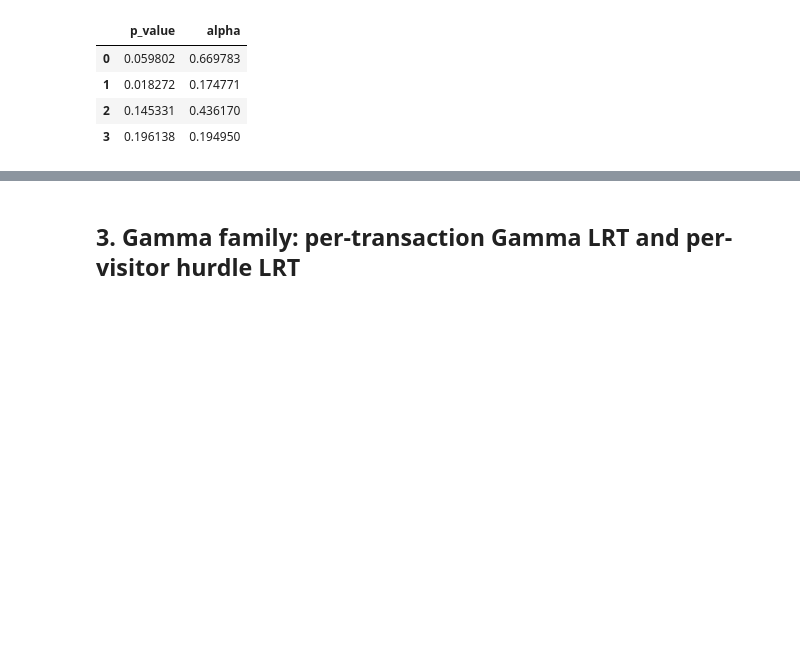
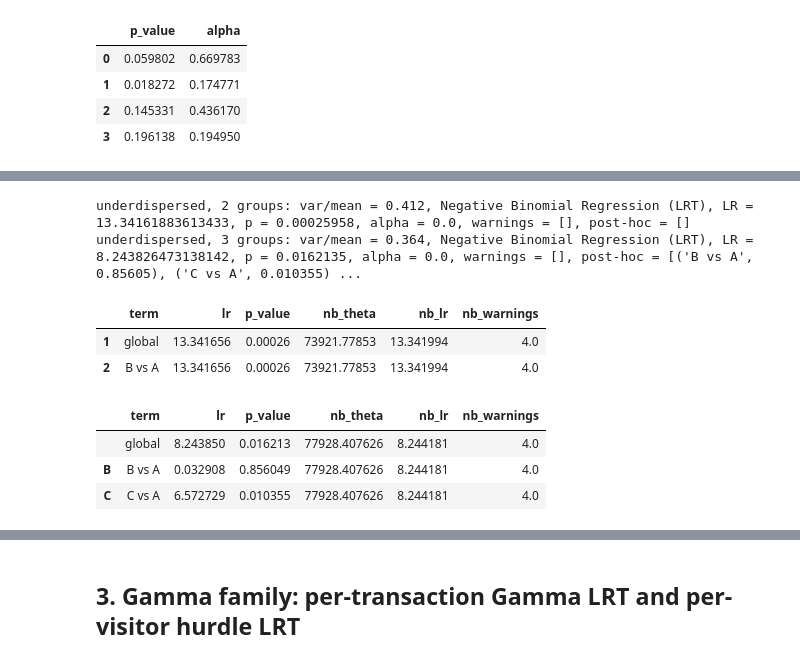
Before and after one commit to BasLinders/first-order-engine, a Jupyter notebook: r_validation/04_continuous_metrics.ipynb, the cells around one changed output, grey strips where cells are left out. Cells and saved outputs as stored; diff of their text form; code cells hidden in the pictures; blank space fills up the shorter version.

Commit message:
Fix NB LRT returning p = 1 on underdispersed counts (α at the Poisson boundary) (#24)
* fix underdispersion bug

* poisson distribution check fix

```diff
--- a/r_validation/04_continuous_metrics.ipynb
+++ b/r_validation/04_continuous_metrics.ipynb
@@ -351,0 +367,70 @@ for i, row in nb_py.iterrows():
+# %%
+import warnings
+from statsmodels.tools.sm_exceptions import HessianInversionWarning
+
+rng_ud = np.random.default_rng(2028)  # own stream: later sections keep their data
+ud_sets = {
+    "underdispersed, 2 groups": make_df({"A": 1 + rng_ud.poisson(0.5, 500),
+                                         "B": 1 + rng_ud.poisson(0.8, 500)}),
+    "underdispersed, 3 groups": make_df({"A": 1 + rng_ud.poisson(0.5, 500),
+                                         "B": 1 + rng_ud.poisson(0.5, 500),
+                                         "C": 1 + rng_ud.poisson(0.75, 500)}),
+}
+ud_py = {}
+for name, df in ud_sets.items():
+    with warnings.catch_warnings():  # the NaN-bse fit at the boundary is expected here
+        warnings.simplefilter("ignore", HessianInversionWarning)
+        res = engine.run_comparison_suite(df, ContinuousMetricConfig(
+            kpi="value", group_col="variant", approach=ContinuousApproach.HEURISTIC,
+            unit=AnalysisUnit.PER_TRANSACTION, control_label="A"))
+    ud_py[name] = res
+    print(f"{name}: var/mean = {df.value.var() / df.value.mean():.3f}, {res.test_name}, "
+          f"LR = {res.test_statistic}, p = {res.p_value:.6g}, alpha = {res.dispersion_alpha}, "
+          f"warnings = {res.warnings}, post-hoc = "
+          f"{[(p.comparison, round(p.p_value, 6)) for p in (res.posthoc_results or [])]}")
+# %% [output]
+underdispersed, 2 groups: var/mean = 0.412, Negative Binomial Regression (LRT), LR = 13.34161883613433, p = 0.00025958, alpha = 0.0, warnings = [], post-hoc = []
+underdispersed, 3 groups: var/mean = 0.364, Negative Binomial Regression (LRT), LR = 8.243826473138142, p = 0.0162135, alpha = 0.0, warnings = [], post-hoc = [('B vs A', 0.85605), ('C vs A', 0.010355) ...
+# %%
+%%R
+suppressPackageStartupMessages(library(MASS))
+
+poisson_lrt <- function(df) {
+  m0 <- glm(value ~ 1, family = poisson, data = df)
+  m1 <- glm(value ~ variant, family = poisson, data = df)
+  a <- anova(m0, m1, test = "LRT")
+  c(lr = a$Deviance[2], p_value = a[["Pr(>Chi)"]][2])
+}
+
+underdispersed_r <- function(df, control = "A") {
+  df$variant <- factor(df$variant)
+  g <- poisson_lrt(df)
+  # glm.nb, for the record: it warns ("iteration limit reached") as theta runs off.
+  n_warn <- 0
+  nb <- withCallingHandlers({
+    m1 <- glm.nb(value ~ variant, data = df); m0 <- glm.nb(value ~ 1, data = df)
+    c(theta = m1$theta, lr = 2 * (as.numeric(logLik(m1)) - as.numeric(logLik(m0))))
+  }, warning = function(w) { n_warn <<- n_warn + 1; invokeRestart("muffleWarning") })
+  others <- setdiff(levels(df$variant), control)
+  pairs <- t(sapply(others, function(v) {
+    pdf <- droplevels(df[df$variant %in% c(control, v), ])
+    poisson_lrt(pdf)
+  }))
+  data.frame(term = c("global", paste(others, "vs", control)),
+             lr = c(g[["lr"]], pairs[, "lr"]), p_value = c(g[["p_value"]], pairs[, "p_value"]),
+             nb_theta = nb[["theta"]], nb_lr = nb[["lr"]], nb_warnings = n_warn)
+}
+# %%
+ud_r = {}
+for name, df in ud_sets.items():
+    %R -i df -o out out <- underdispersed_r(df)
+    ud_r[name] = out.set_index("term")
+    display(out)
+# %% [output]
+|  | term | lr | p_value | nb_theta | nb_lr | nb_warnings |
+| 1 | global | 13.341656 | 0.00026 | 73921.77853 | 13.341994 | 4.0 |
+| 2 | B vs A | 13.341656 | 0.00026 | 73921.77853 | 13.341994 | 4.0 |
+|  | term | lr | p_value | nb_theta | nb_lr | nb_warnings |
+|  | global | 8.243850 | 0.016213 | 77928.407626 | 8.244181 | 4.0 |
+| B | B vs A | 0.032908 | 0.856049 | 77928.407626 | 8.244181 | 4.0 |
+| C | C vs A | 6.572729 | 0.010355 | 77928.407626 | 8.244181 | 4.0 |
```
Also changed, not shown: parts of 3 cells of this notebook, 4 other files.
